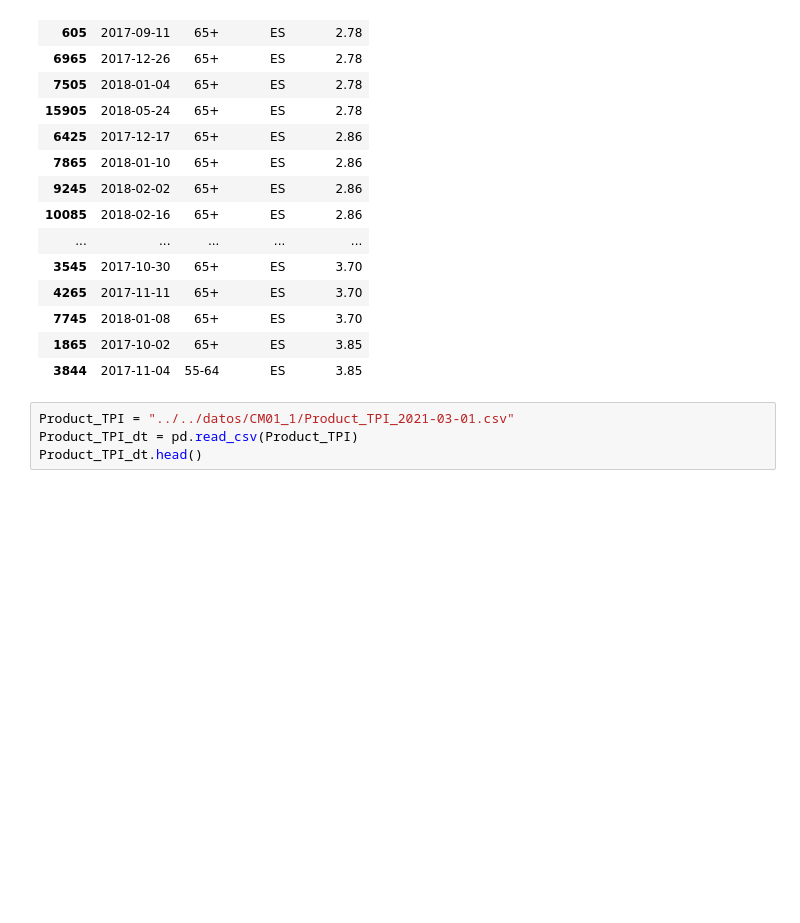
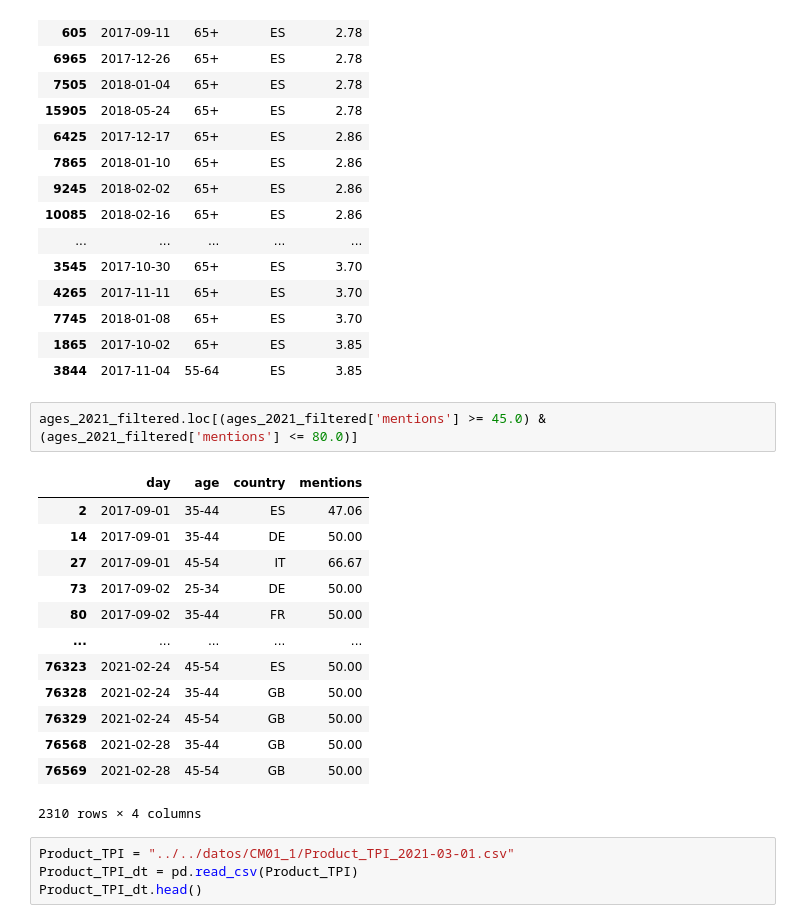
Before and after one commit to miracFence/Datathon-Gran-Canaria, a Jupyter notebook: Smart Destinations/CM_01_Analysis.ipynb, the cells around one changed output. Saved outputs shown, nothing was run; the diff lists cells and outputs as text; blank space fills up the shorter version.

```diff
--- a/Smart Destinations/CM_01_Analysis.ipynb
+++ b/Smart Destinations/CM_01_Analysis.ipynb
@@ -245,6 +246,22 @@ ages_2021_filtered.nsmallest(50, 'mentions')
 | 7745 | 2018-01-08 | 65+ | ES | 3.70 |
 | 1865 | 2017-10-02 | 65+ | ES | 3.85 |
 | 3844 | 2017-11-04 | 55-64 | ES | 3.85 |
+# %%
+ages_2021_filtered.loc[(ages_2021_filtered['mentions'] >= 45.0) & (ages_2021_filtered['mentions'] <= 80.0)]
+# %% [output]
+|  | day | age | country | mentions |
+| 2 | 2017-09-01 | 35-44 | ES | 47.06 |
+| 14 | 2017-09-01 | 35-44 | DE | 50.00 |
+| 27 | 2017-09-01 | 45-54 | IT | 66.67 |
+| 73 | 2017-09-02 | 25-34 | DE | 50.00 |
+| 80 | 2017-09-02 | 35-44 | FR | 50.00 |
+| ... | ... | ... | ... | ... |
+| 76323 | 2021-02-24 | 45-54 | ES | 50.00 |
+| 76328 | 2021-02-24 | 35-44 | GB | 50.00 |
+| 76329 | 2021-02-24 | 45-54 | GB | 50.00 |
+| 76568 | 2021-02-28 | 35-44 | GB | 50.00 |
+| 76569 | 2021-02-28 | 45-54 | GB | 50.00 |
+2310 rows × 4 columns
 # %%
 Product_TPI = "../../datos/CM01_1/Product_TPI_2021-03-01.csv"
 Product_TPI_dt = pd.read_csv(Product_TPI)
```
Also changed, not shown: parts of 24 cells of this notebook, 1 other file.
